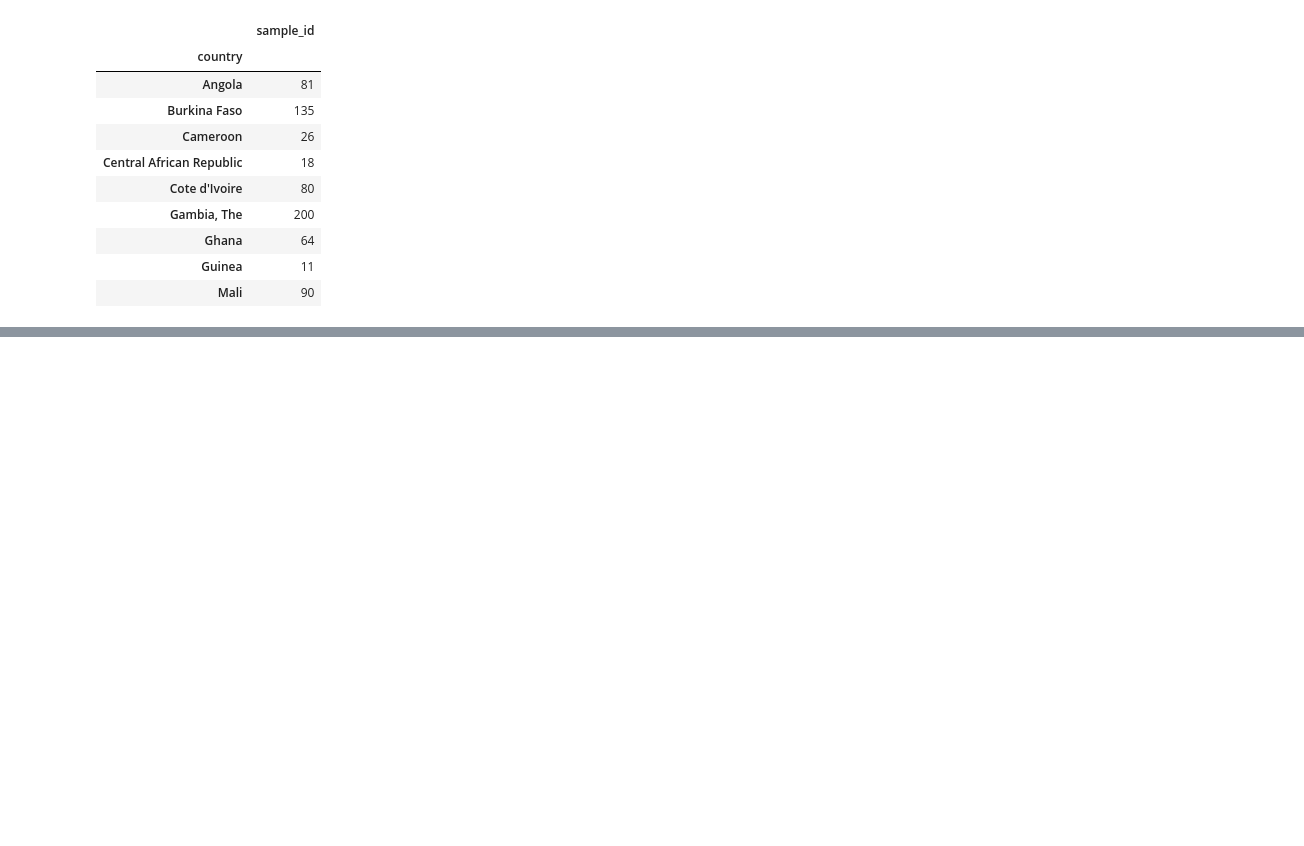
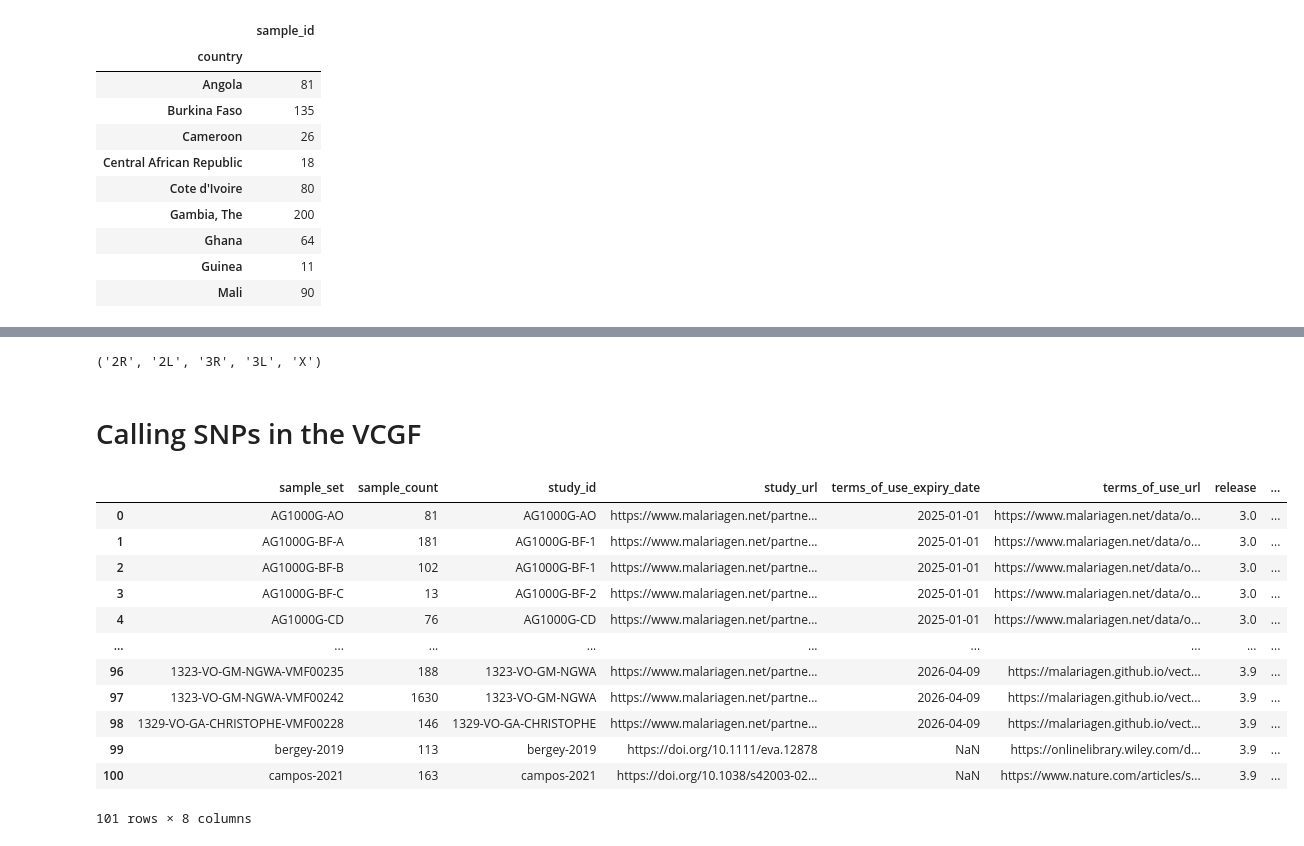
Before and after one commit to katairothomas/katairo, a Jupyter notebook: Copy_of_My_first_notebook.ipynb, the cells around one changed output, grey strips where cells are left out. Drawn from its saved outputs; the diff is of its cells as text; code cells hidden in the pictures; blank space fills up the shorter version.

```diff
--- a/Copy_of_My_first_notebook.ipynb
+++ b/Copy_of_My_first_notebook.ipynb
@@ -442,0 +459,6 @@ countries_coluzzii
+# %%
+ag3.contigs
+# %% [output]
+('2R', '2L', '3R', '3L', 'X')
+# %% [markdown]
+# Calling SNPs in the VCGF
@@ -442,0 +470,16 @@ countries_coluzzii
+# %%
+ag3.sample_sets()
+# %% [output]
+|  | sample_set | sample_count | study_id | study_url | terms_of_use_expiry_date | terms_of_use_url | release | ... |
+| 0 | AG1000G-AO | 81 | AG1000G-AO | https://www.malariagen.net/partne... | 2025-01-01 | https://www.malariagen.net/data/o... | 3.0 | ... |
+| 1 | AG1000G-BF-A | 181 | AG1000G-BF-1 | https://www.malariagen.net/partne... | 2025-01-01 | https://www.malariagen.net/data/o... | 3.0 | ... |
+| 2 | AG1000G-BF-B | 102 | AG1000G-BF-1 | https://www.malariagen.net/partne... | 2025-01-01 | https://www.malariagen.net/data/o... | 3.0 | ... |
+| 3 | AG1000G-BF-C | 13 | AG1000G-BF-2 | https://www.malariagen.net/partne... | 2025-01-01 | https://www.malariagen.net/data/o... | 3.0 | ... |
+| 4 | AG1000G-CD | 76 | AG1000G-CD | https://www.malariagen.net/partne... | 2025-01-01 | https://www.malariagen.net/data/o... | 3.0 | ... |
+| ... | ... | ... | ... | ... | ... | ... | ... | ... |
+| 96 | 1323-VO-GM-NGWA-VMF00235 | 188 | 1323-VO-GM-NGWA | https://www.malariagen.net/partne... | 2026-04-09 | https://malariagen.github.io/vect... | 3.9 | ... |
+| 97 | 1323-VO-GM-NGWA-VMF00242 | 1630 | 1323-VO-GM-NGWA | https://www.malariagen.net/partne... | 2026-04-09 | https://malariagen.github.io/vect... | 3.9 | ... |
+| 98 | 1329-VO-GA-CHRISTOPHE-VMF00228 | 146 | 1329-VO-GA-CHRISTOPHE | https://www.malariagen.net/partne... | 2026-04-09 | https://malariagen.github.io/vect... | 3.9 | ... |
+| 99 | bergey-2019 | 113 | bergey-2019 | https://doi.org/10.1111/eva.12878 | NaN | https://onlinelibrary.wiley.com/d... | 3.9 | ... |
+| 100 | campos-2021 | 163 | campos-2021 | https://doi.org/10.1038/s42003-02... | NaN | https://www.nature.com/articles/s... | 3.9 | ... |
+101 rows × 8 columns
```
Also changed, not shown: parts of 9 cells of this notebook.
